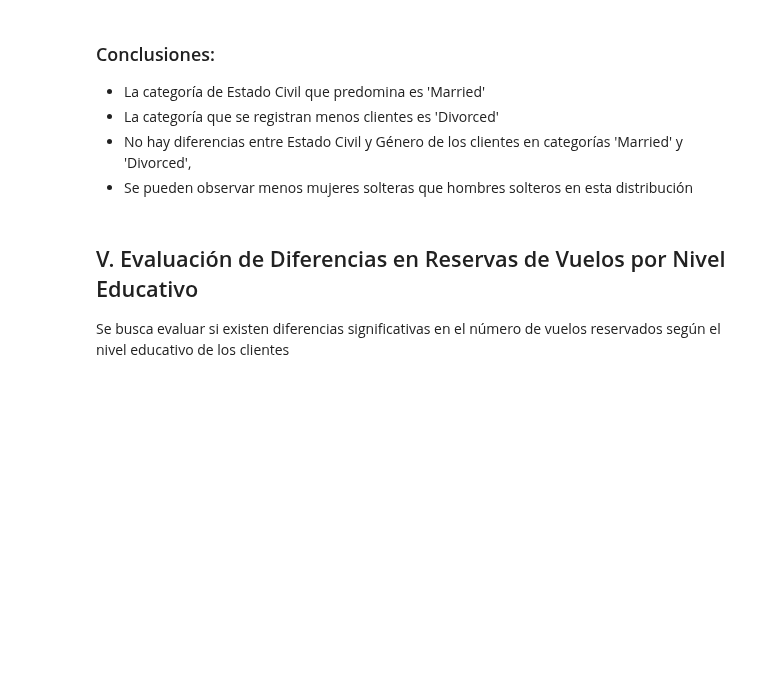
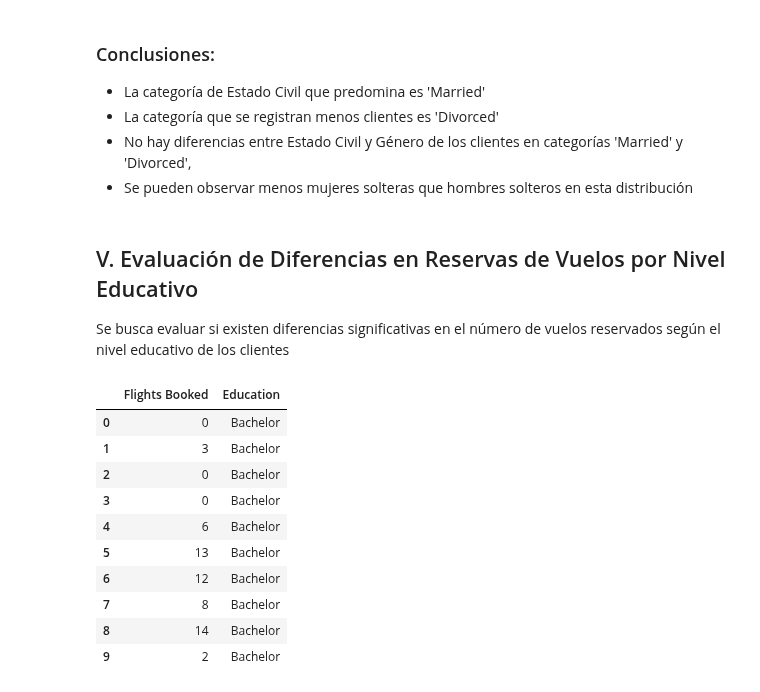
Before and after one commit to Adalab/bda-modulo-3-evaluacion-final-MarPastor, a Jupyter notebook: notebook/final_evaluation_mod3_marpastor.ipynb, the cells around one changed output. Drawn from its saved outputs; the diff is of its cells as text; code cells hidden in the pictures; blank space fills up the shorter version.

Commit message:
planteo de hipotesis y aplicacion de funcion para aplicacion de test

```diff
--- a/notebook/final_evaluation_mod3_marpastor.ipynb
+++ b/notebook/final_evaluation_mod3_marpastor.ipynb
@@ -1344,6 +1344,21 @@ Se busca evaluar si existen diferencias significativas en el número de vuelos r
 # %%
 # 1. Preparación de Datos: Filtra el conjunto de datos para incluir únicamente las columnas relevantes:
 # 'Flights Booked' y 'Education'
+# %%
+df_hipotesis = df_completo[['Flights Booked', 'Education']]
+df_hipotesis.head(10)
+# %% [output]
+|  | Flights Booked | Education |
+| 0 | 0 | Bachelor |
+| 1 | 3 | Bachelor |
+| 2 | 0 | Bachelor |
+| 3 | 0 | Bachelor |
+| 4 | 6 | Bachelor |
+| 5 | 13 | Bachelor |
+| 6 | 12 | Bachelor |
+| 7 | 8 | Bachelor |
+| 8 | 14 | Bachelor |
+| 9 | 2 | Bachelor |
 # %%
 # 2. Análisis Descriptivo: Agrupa los datos por nivel educativo y calcula estadísticas descriptivas
 # básicas (como el promedio, la desviación estándar) del número de vuelos reservados para cada grupo
```
Also changed, not shown: parts of 13 cells of this notebook.
